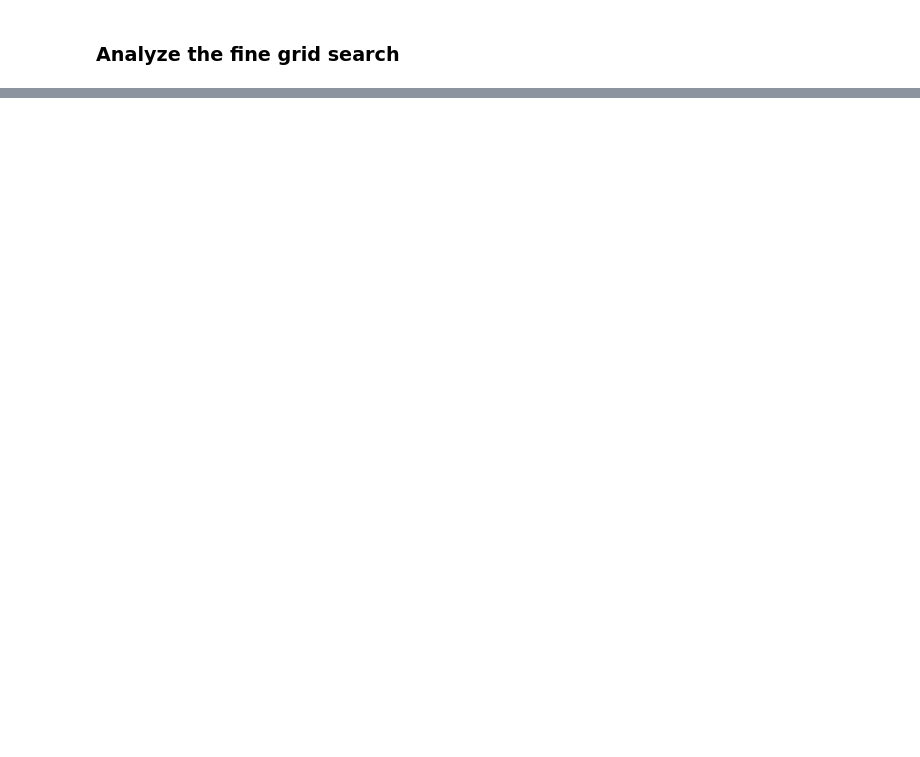
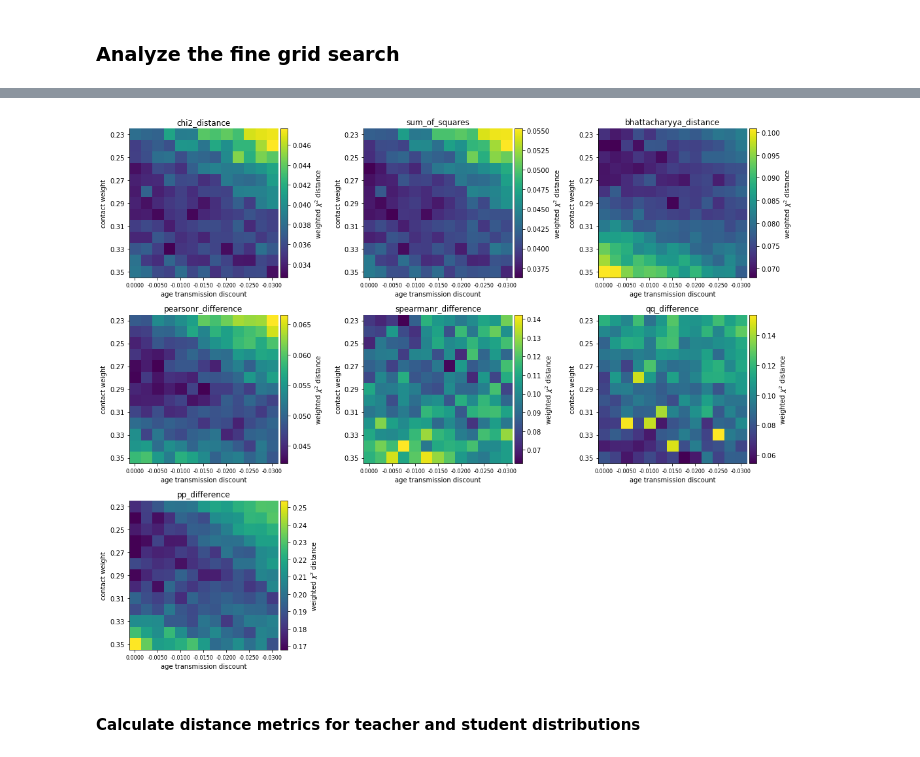
Before and after one commit to JanaLasser/school_SEIRX, a Jupyter notebook: code/calibration/calibration_with_age_dependence.ipynb, the cells around one changed output, grey strips where cells are left out. Cells and saved outputs as stored; diff of their text form; code cells hidden in the pictures; blank space fills up the shorter version.

```diff
--- a/code/calibration/calibration_with_age_dependence.ipynb
+++ b/code/calibration/calibration_with_age_dependence.ipynb
@@ -640,0 +562,34 @@ ax.legend(ncol=2, loc=0);
+# %%
+fig, axes = plt.subplots(3, 3, figsize=(15, 12))
+
+for ax, col in zip(axes.flatten(), distance_cols):
+    img_veryfine = distance_images[col]
+    im = ax.imshow(img_veryfine)
+    ax.set_yticks(range(len(contact_weights_veryfine))[::2])
+    ax.set_yticklabels(['{:1.2f}'.format(cw) for \
+                        cw in contact_weights_veryfine[::2]])
+    ax.set_xticks(range(len(age_transmission_discounts_veryfine))[::2])
+    ax.set_xticklabels(['{:1.4f}'.format(atd) for \
+                        atd in age_transmission_discounts_veryfine[::2]],
+                        fontsize=8)
+    ax.set_title(col)
+
+    divider = make_axes_locatable(ax)
+    cax = divider.append_axes('right', size='5%', pad=0.05)
+    cbar = fig.colorbar(im, cax=cax, orientation='vertical')
+    cbar.set_label('weighted $\chi^2$ distance')
+
+    ax.spines['right'].set_visible(False)
+    ax.spines['top'].set_visible(False)
+
+    ax.set_ylabel('contact weight')
+    ax.set_xlabel('age transmission discount')
+
+axes[2, 1].axis('off')
+axes[2, 2].axis('off')
+fig.tight_layout()
+plt.savefig('../../data/plots/calibration/distances_heatmap.pdf')
+# %% [output]
+[figure, added]
+# %% [markdown]
+#### Calculate distance metrics for teacher and student distributions
```
Also changed, not shown: parts of 93 cells of this notebook.
